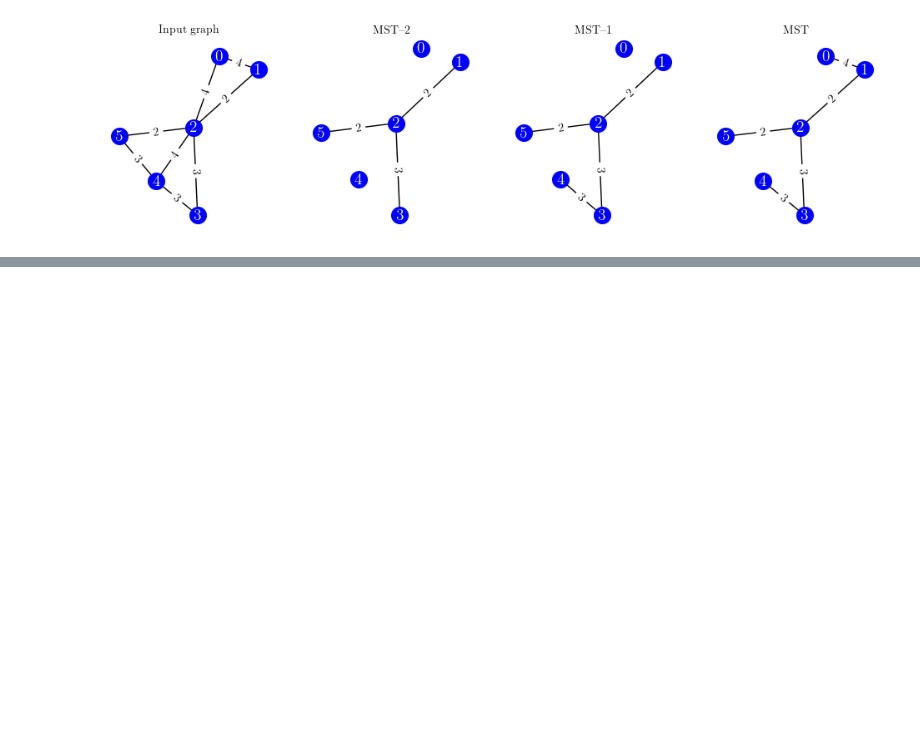
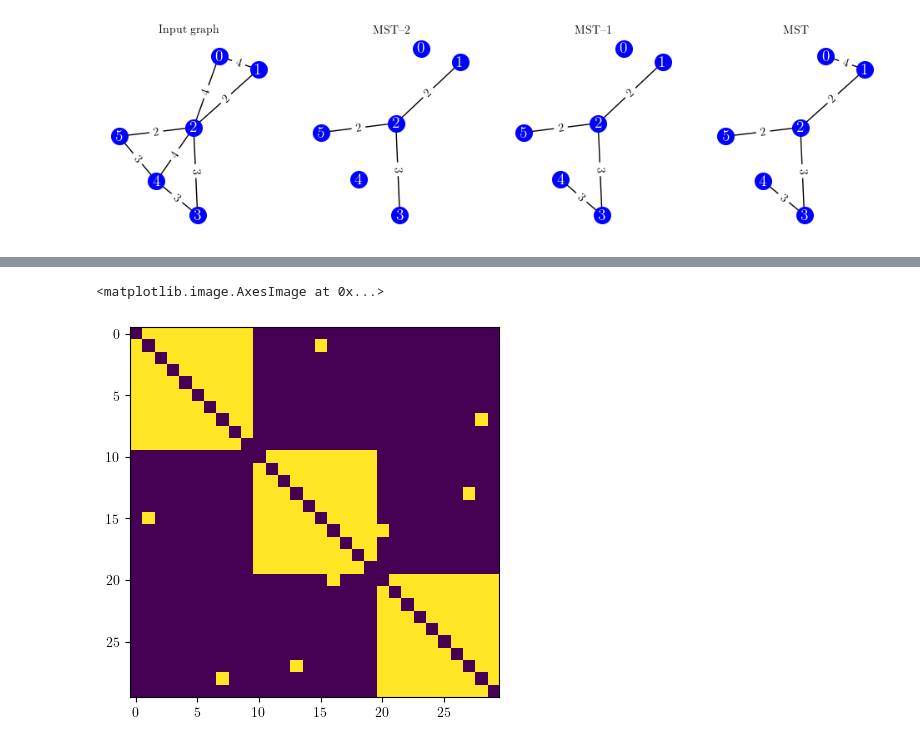
Before and after one commit to HanbaekLyu/Math444_GNiDS, a Jupyter notebook: notebooks/notebook7.ipynb, the cells around one changed output, grey strips where cells are left out. Drawn from its saved outputs; the diff is of its cells as text; code cells hidden in the pictures; blank space fills up the shorter version.

```diff
--- a/notebooks/notebook7.ipynb
+++ b/notebooks/notebook7.ipynb
@@ -619,0 +685,5 @@ plt.savefig("MST_ex1", bbox_inches="tight")
+# %%
+plt.imshow(L)
+# %% [output]
+<matplotlib.image.AxesImage at 0x...>
+[figure, added]
```
Also changed, not shown: parts of 18 cells of this notebook, 15 other files.
